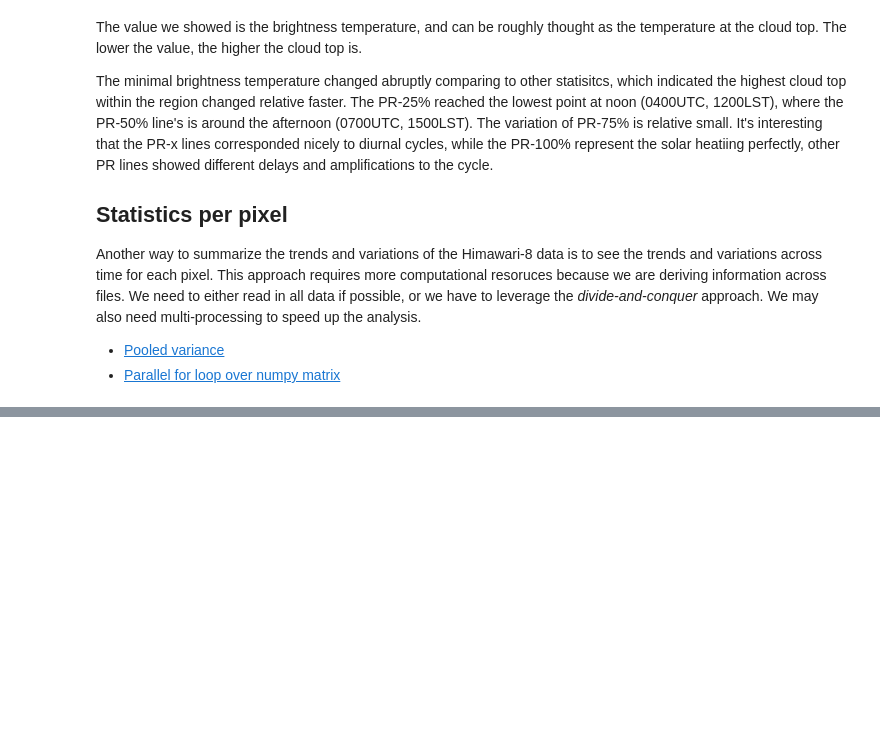
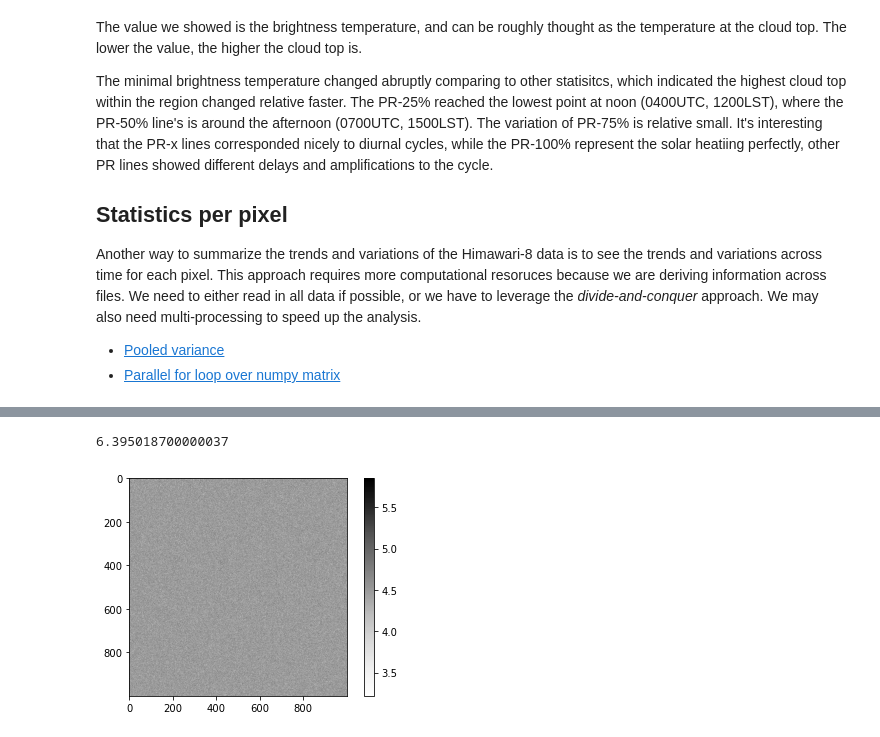
Before and after one commit to tingsyo/course_2020Q3_representation_learning, a Jupyter notebook: notebooks/himawari8/01_Basic_statistics.ipynb, the cells around one changed output, grey strips where cells are left out. Saved outputs shown, nothing was run; the diff lists cells and outputs as text; code cells hidden in the pictures; blank space fills up the shorter version.

```diff
--- a/notebooks/himawari8/01_Basic_statistics.ipynb
+++ b/notebooks/himawari8/01_Basic_statistics.ipynb
@@ -227,0 +255,24 @@ plt.show()
+# %%
+def average_by_dim0_mp(data):
+    import multiprocessing as mp
+    ni, nx, ny = data.shape
+    inputs = [data[:,i,j] for i in range(nx) for j in range(ny)]
+    with mp.Pool(processes=(mp.cpu_count()-2)) as pool:
+        outs = pool.map(np.mean, inputs)
+    return(np.array(outs).reshape((nx, ny)))
+
+# Run
+start = timeit.default_timer()
+avgtoymp = average_by_dim0_mp(toy)
+end = timeit.default_timer()
+print(end - start)
+
+%matplotlib inline
+import matplotlib.pyplot as plt
+
+plt.imshow(avgtoymp, alpha=0.99, cmap='Greys')
+plt.colorbar()
+plt.show()
+# %% [output]
+6.395018700000037
+[figure, added]
```
Also changed, not shown: parts of 5 cells of this notebook, 1 other file.
